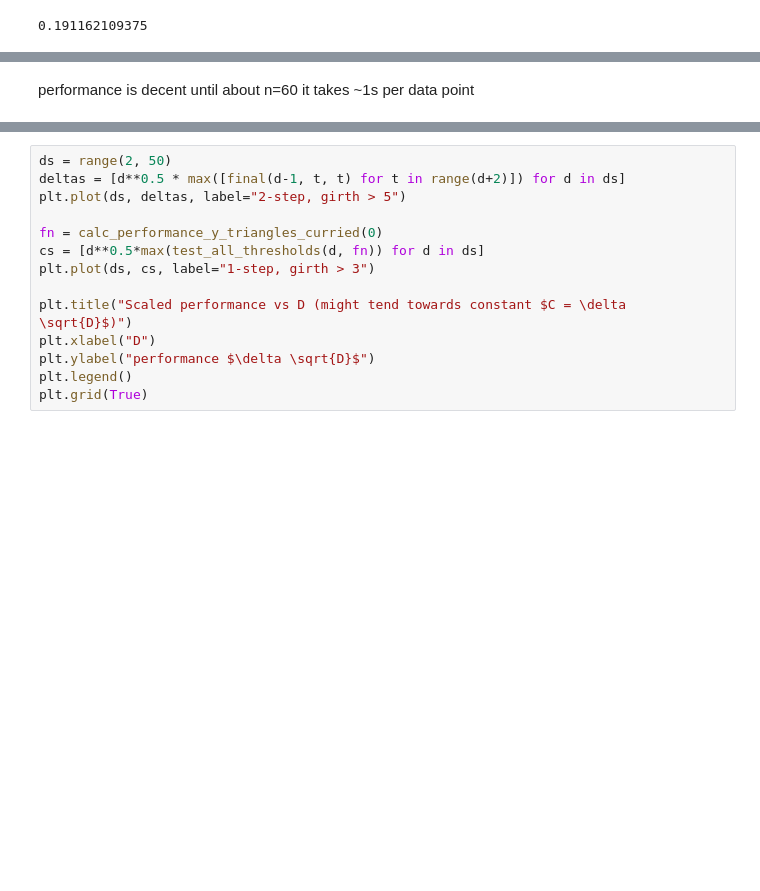
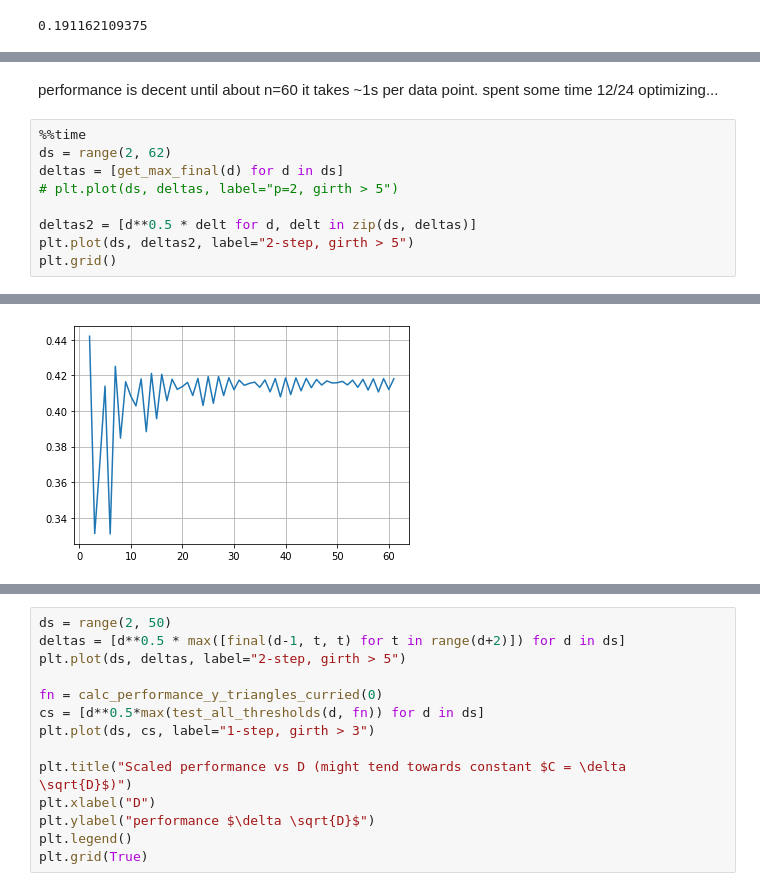
Before and after one commit to marwahaha/qaoa-local-competitors, a Jupyter notebook: hastings.ipynb, the cells around one changed output, grey strips where cells are left out. Drawn from its saved outputs; the diff is of its cells as text; blank space fills up the shorter version.

```diff
--- a/hastings.ipynb
+++ b/hastings.ipynb
@@ -705,2 +770,12 @@ get_max_final(3)
 # %% [markdown]
-performance is decent until about n=60 it takes ~1s per data point
+performance is decent until about n=60 it takes ~1s per data point. spent some time 12/24 optimizing...
+# %%
+%%time
+ds = range(2, 62)
+deltas = [get_max_final(d) for d in ds]
+# plt.plot(ds, deltas, label="p=2, girth > 5")
+
+deltas2 = [d**0.5 * delt for d, delt in zip(ds, deltas)]
+plt.plot(ds, deltas2, label="2-step, girth > 5")
+plt.grid()
+# %% [output]
@@ -707,3 +784,4 @@ performance is decent until about n=60 it takes ~1s per data point
+[figure, added]
 # %%
 ds = range(2, 45)
 deltas = [get_max_final(d) for d in ds]
```
Also changed, not shown: parts of 15 cells of this notebook, 14 other files.
